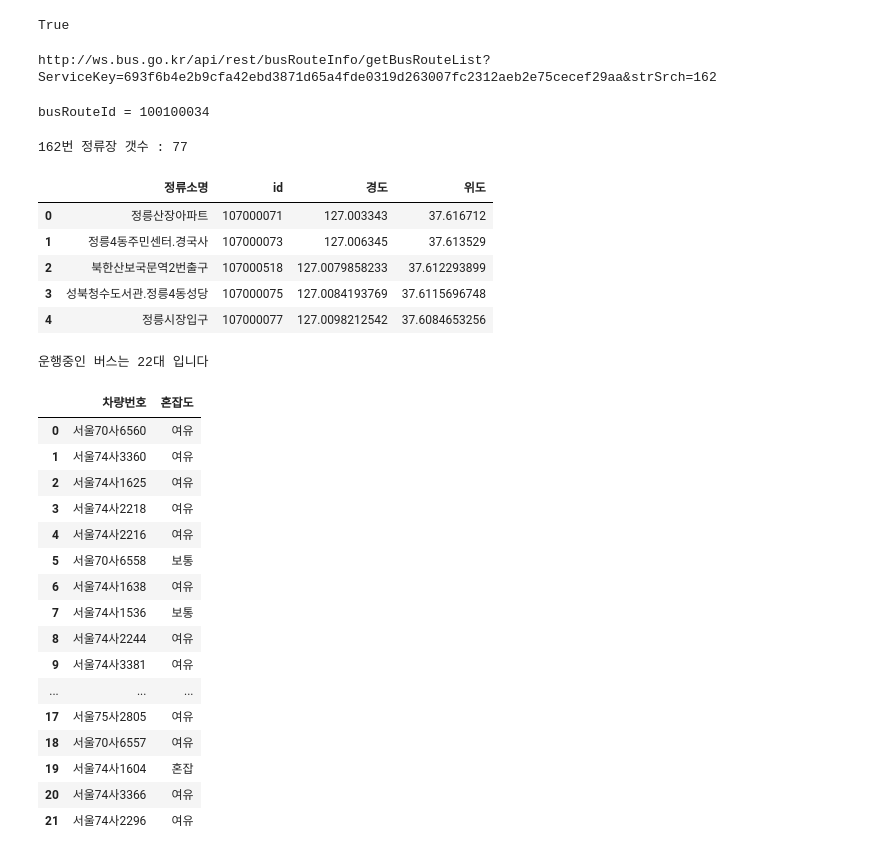
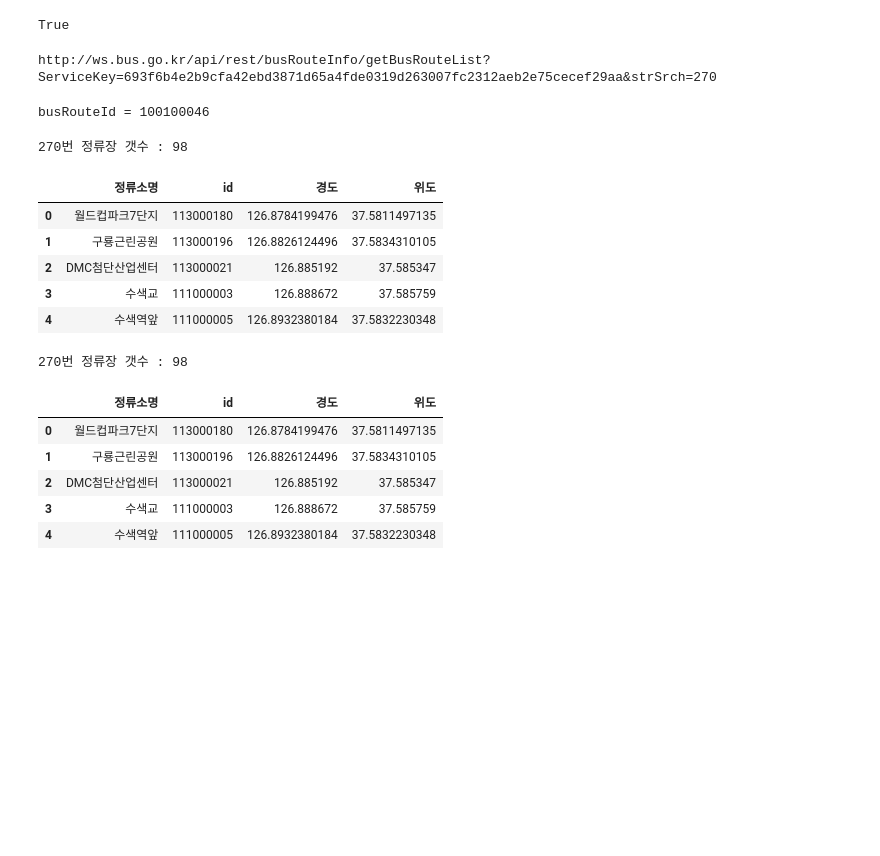
Before and after one commit to taro87/ai, a Jupyter notebook: source/01_python/ch14 웹데이터수집1 정적_공공API.ipynb, the cells around one changed output. Drawn from its saved outputs; the diff is of its cells as text; code cells hidden in the pictures; blank space fills up the shorter version.

```diff
--- a/source/01_python/ch14 웹데이터수집1 정적_공공API.ipynb
+++ b/source/01_python/ch14 웹데이터수집1 정적_공공API.ipynb
@@ -884,7 +900,7 @@ from bs4 import BeautifulSoup
 from urllib.request import urlretrieve
 from urllib.parse import quote
 # busNum = quote('구로09')
-busNum = '162'
+busNum = '270'
 key = os.getenv('KEY')
 url = f'http://ws.bus.go.kr/api/rest/busRouteInfo/getBusRouteList?ServiceKey={key}&strSrch={busNum}'
 print(url)
@@ -894,12 +910,12 @@ with open(savefilename1, encoding='utf-8') as f:
     xml = f.read();
 soup = BeautifulSoup(xml, 'xml')
 # %% [output]
-http://ws.bus.go.kr/api/rest/busRouteInfo/getBusRouteList?ServiceKey=693f6b4e2b9cfa42ebd3871d65a4fde0319d263007fc2312aeb2e75cecef29aa&strSrch=162
+http://ws.bus.go.kr/api/rest/busRouteInfo/getBusRouteList?ServiceKey=693f6b4e2b9cfa42ebd3871d65a4fde0319d263007fc2312aeb2e75cecef29aa&strSrch=270
 # %%
 import requests
 from urllib.parse import quote
 # busNum = quote('구로09')
-busNum = '162'
+busNum = '270'
 key = os.getenv('KEY')
 url1 = f'http://ws.bus.go.kr/api/rest/busRouteInfo/getBusRouteList?ServiceKey={key}&strSrch={busNum}'
 response = requests.get(url1)
@@ -912,9 +928,11 @@ for item in soup.select('itemList'):
         break
 print('busRouteId =', busRouteId)
 # %% [output]
-busRouteId = 100100034
+busRouteId = 100100046
 # %%
 # step2. 버스id로 버스정류장목록 받아오기(정류장명, 정류장id, 경도, 위도)
+# %%
+pd.options.display.max_rows = 60
 # %%
 import pandas as pd
 url2 = f'http://ws.bus.go.kr/api/rest/busRouteInfo/getStaionByRoute?ServiceKey={key}&busRouteId={busRouteId}'
@@ -932,51 +950,36 @@ for itemList in itemLists:
 df_station = pd.DataFrame(bus_station, columns=['정류소명', 'id', '경도', '위도'])
 df_station.head()
 # %% [output]
-162번 정류장 갯수 : 77
+270번 정류장 갯수 : 98
 |  | 정류소명 | id | 경도 | 위도 |
-| 0 | 정릉산장아파트 | 107000071 | 127.003343 | 37.616712 |
-| 1 | 정릉4동주민센터.경국사 | 107000073 | 127.006345 | 37.613529 |
-| 2 | 북한산보국문역2번출구 | 107000518 | 127.0079858233 | 37.612293899 |
-| 3 | 성북청수도서관.정릉4동성당 | 107000075 | 127.0084193769 | 37.6115696748 |
-| 4 | 정릉시장입구 | 107000077 | 127.0098212542 | 37.6084653256 |
+| 0 | 월드컵파크7단지 | 113000180 | 126.8784199476 | 37.5811497135 |
+| 1 | 구룡근린공원 | 113000196 | 126.8826124496 | 37.5834310105 |
+| 2 | DMC첨단산업센터 | 113000021 | 126.885192 | 37.585347 |
+| 3 | 수색교 | 111000003 | 126.888672 | 37.585759 |
+| 4 | 수색역앞 | 111000005 | 126.8932380184 | 37.5832230348 |
 # %%
-url3 = f'http://ws.bus.go.kr/api/rest/buspos/getBusPosByRtid?serviceKey={key}&busRouteId={busRouteId}'
-# print(url3)
-response = requests.get(url3)
-soup = BeautifulSoup(response.text, 'xml')
-itemLists = soup.select('itemList')
-print(f'운행중인 버스는 {len(itemLists)}대 입니다')
-bus_position = []
+import pandas as pd
+url2 = f'http://ws.bus.go.kr/api/rest/busRouteInfo/getStaionByRoute?ServiceKey={key}&busRouteId={busRouteId}'
+response = requests.get(url2)
+soup = BeautifulSoup(response.content, 'xml')
+itemLists = soup.find_all('itemList')
+print(f'{busNum}번 정류장 갯수 : {len(itemLists)}')
+bus_station = []
 for itemList in itemLists:
-    plainNo = itemList.select_one('plainNo').text
-    congetion = itemList.select_one('congetion').text
-    congetion = '없음' if congetion == '0'\
-                else "여유" if congetion =='3' \
-                else '보통' if congetion=='4' else '혼잡' if congetion =='5' else '매우혼잡'
-    bus_position.append({
-        '차량번호':plainNo,
-        '혼잡도':congetion
-    })
-df_position = pd.DataFrame(bus_position)
-df_position
+    stationNm = itemList.find('stationNm').text # 정류소 이름
+    station   = itemList.find('station').text   # 정류소 id
+    gpsX      = itemList.find('gpsX').text      # 경도
+    gpsY      = itemList.find('gpsY').text      # 위도
+    bus_station.append([stationNm, station, gpsX, gpsY])
+df_station = pd.DataFrame(bus_station, columns=['정류소명', 'id', '경도', '위도'])
+df_station.head()
 # %% [output]
-운행중인 버스는 22대 입니다
+270번 정류장 갯수 : 98
-|  | 차량번호 | 혼잡도 |
-| 0 | 서울70사6560 | 여유 |
-| 1 | 서울74사3360 | 여유 |
-| 2 | 서울74사1625 | 여유 |
-| 3 | 서울74사2218 | 여유 |
-| 4 | 서울74사2216 | 여유 |
-| 5 | 서울70사6558 | 보통 |
-| 6 | 서울74사1638 | 여유 |
-| 7 | 서울74사1536 | 보통 |
-| 8 | 서울74사2244 | 여유 |
-| 9 | 서울74사3381 | 여유 |
-| ... | ... | ... |
-| 17 | 서울75사2805 | 여유 |
-| 18 | 서울70사6557 | 여유 |
-| 19 | 서울74사1604 | 혼잡 |
-| 20 | 서울74사3366 | 여유 |
-| 21 | 서울74사2296 | 여유 |
+|  | 정류소명 | id | 경도 | 위도 |
+| 0 | 월드컵파크7단지 | 113000180 | 126.8784199476 | 37.5811497135 |
+| 1 | 구룡근린공원 | 113000196 | 126.8826124496 | 37.5834310105 |
+| 2 | DMC첨단산업센터 | 113000021 | 126.885192 | 37.585347 |
+| 3 | 수색교 | 111000003 | 126.888672 | 37.585759 |
+| 4 | 수색역앞 | 111000005 | 126.8932380184 | 37.5832230348 |
 # %%
 # step3. 버스id로 실시간위치정보를 받아오기(차량번호, 혼잡도, 최종정류장id, 다음정류장id, 도착소요시간)
```
Also changed, not shown: parts of 11 cells of this notebook, 6 other files.
